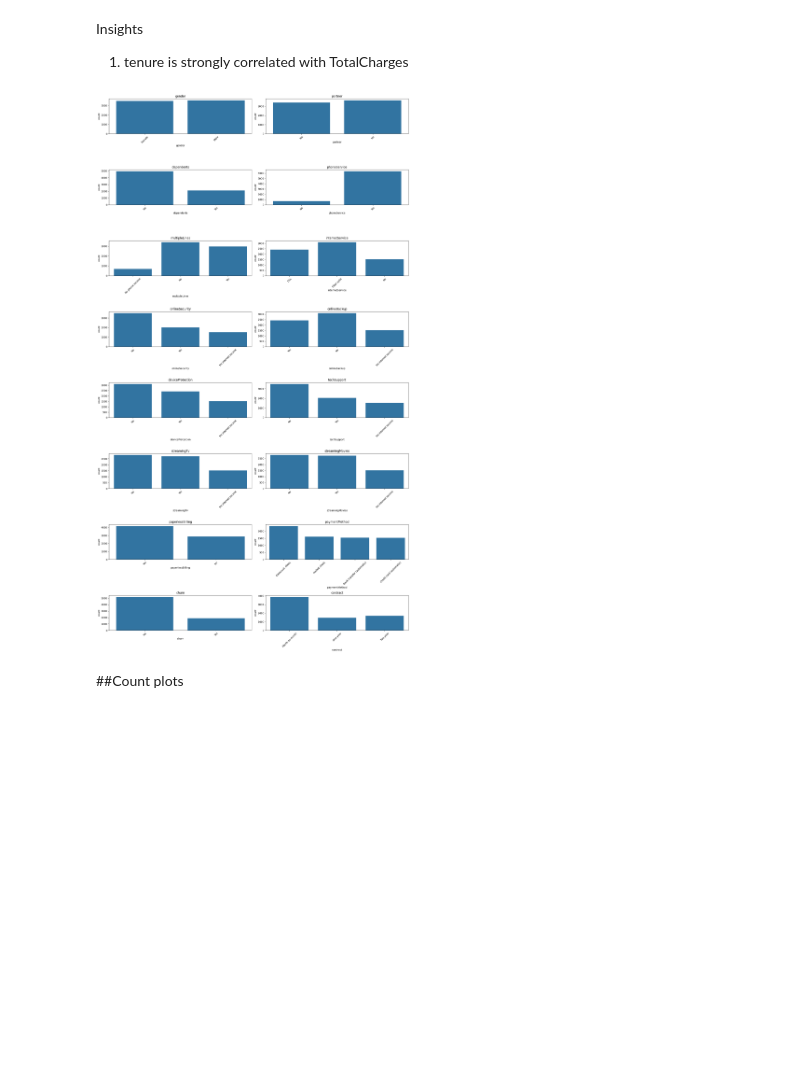
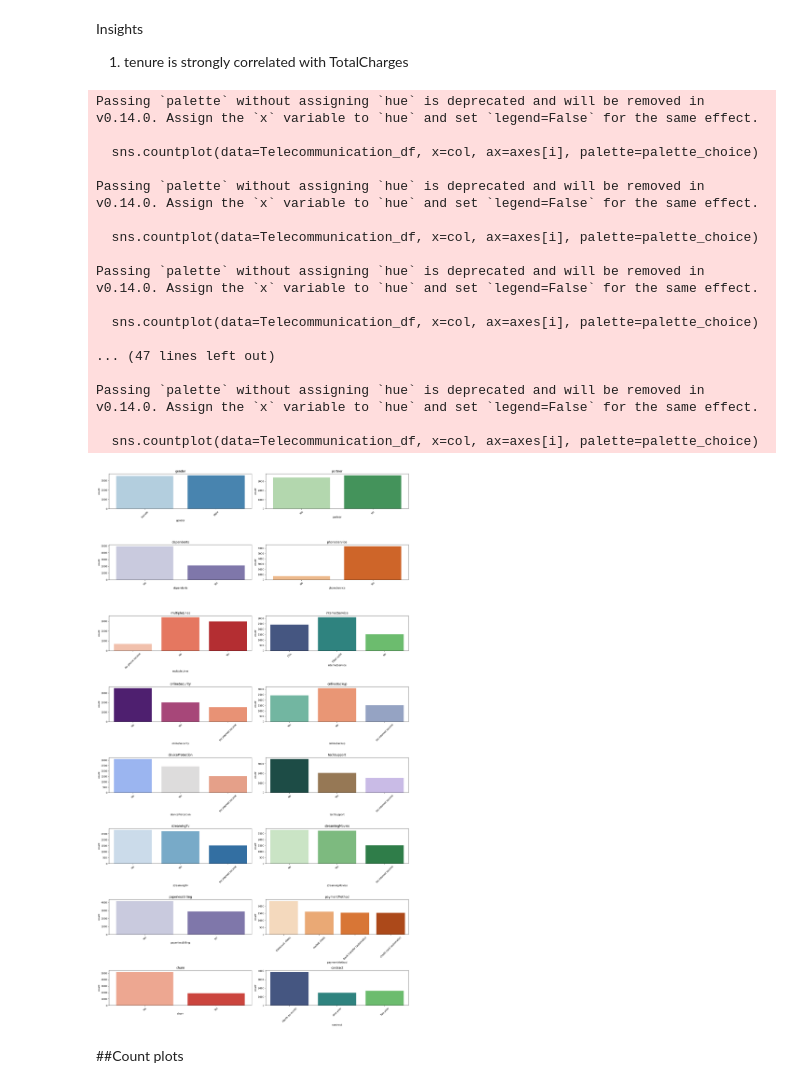
Before and after one commit to yumna-prog/Customer-Churn-Prediction, a Jupyter notebook: CustomerChurnPreduiction.ipynb, the cells around one changed output. Saved outputs shown, nothing was run; the diff lists cells and outputs as text; code cells hidden in the pictures; blank space fills up the shorter version.

```diff
--- a/CustomerChurnPreduiction.ipynb
+++ b/CustomerChurnPreduiction.ipynb
@@ -489,7 +489,7 @@ numeric_cols = ['tenure','monthlyCharges','totalCharges']
 
 fig, axes = plt.subplots(1, len(numeric_cols), figsize=(18, 5))
 for i, col in enumerate(numeric_cols):
-    sns.histplot(Telecommunication_df[col], kde=True, ax=axes[i])
+    sns.histplot(Telecommunication_df[col], kde=True, ax=axes[i],color='purple')
     axes[i].set_title(f'Distribution of {col}')
 
 plt.tight_layout()
@@ -504,10 +504,11 @@ Insights
 # %% [markdown]
 #### Boxplot
 # %%
+box_colors = ['#1ABC9C', '#E74C3C', '#2ECC71', '#3498DB', '#9B59B6']
 plt.figure(figsize=(15,5))
 for i, col in enumerate(numeric_cols):
     plt.subplot(1, len(numeric_cols), i+1)  # create subplots
-    sns.boxplot(y=Telecommunication_df[col])
+    sns.boxplot(y=Telecommunication_df[col], color=box_colors[i % len(box_colors)])
     plt.title(col)
 plt.tight_layout()
 plt.show()
@@ -558,26 +559,45 @@ Insights
 # %%
 import math
 
+palattes = ["Blues","Greens","Purples","Oranges","Reds","viridis","magma","Set2","coolwarm","cubehelix"]
 categorical_cols = [
     'gender', 'partner', 'dependents', 'phoneService', 'multipleLines', 'internetService',
     'onlineSecurity', 'onlineBackup', 'deviceProtection', 'techSupport', 'streamingTv',
     'streamingMovies', 'paperlessBilling', 'paymentMethod','churn', 'contract'
 ]
 
 rows = math.ceil(len(categorical_cols) / 2)
 fig, axes = plt.subplots(rows, 2, figsize=(18, rows*4))
 
 axes = axes.flatten()
 
 for i, col in enumerate(categorical_cols):
-    sns.countplot(data=Telecommunication_df, x=col, ax=axes[i])
+    palette_choice = palattes[i% len(palattes)]
+    sns.countplot(data=Telecommunication_df, x=col, ax=axes[i], palette=palette_choice)
     axes[i].set_title(col)
     axes[i].tick_params(axis='x', rotation=45)
 
 plt.tight_layout()
 plt.show()
 # %% [output]
+Passing `palette` without assigning `hue` is deprecated and will be removed in v0.14.0. Assign the `x` variable to `hue` and set `legend=False` for the same effect.
+
+  sns.countplot(data=Telecommunication_df, x=col, ax=axes[i], palette=palette_choice)
+
+Passing `palette` without assigning `hue` is deprecated and will be removed in v0.14.0. Assign the `x` variable to `hue` and set `legend=False` for the same effect.
+
+  sns.countplot(data=Telecommunication_df, x=col, ax=axes[i], palette=palette_choice)
+
+Passing `palette` without assigning `hue` is deprecated and will be removed in v0.14.0. Assign the `x` variable to `hue` and set `legend=False` for the same effect.
+
+  sns.countplot(data=Telecommunication_df, x=col, ax=axes[i], palette=palette_choice)
+
+... (47 lines left out)
+
+Passing `palette` without assigning `hue` is deprecated and will be removed in v0.14.0. Assign the `x` variable to `hue` and set `legend=False` for the same effect.
+
+  sns.countplot(data=Telecommunication_df, x=col, ax=axes[i], palette=palette_choice)
-[figure, old version]
+[figure, new version]
 # %% [markdown]
 ##Count plots
 # %%
```
Also changed, not shown: parts of 6 cells of this notebook.
